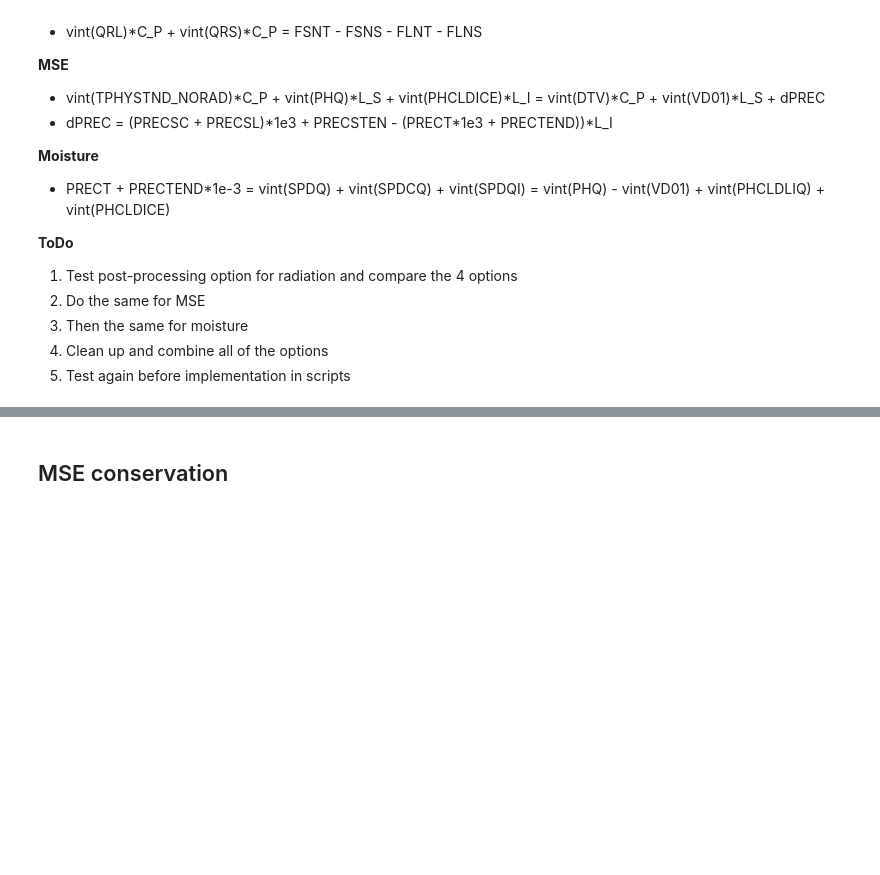
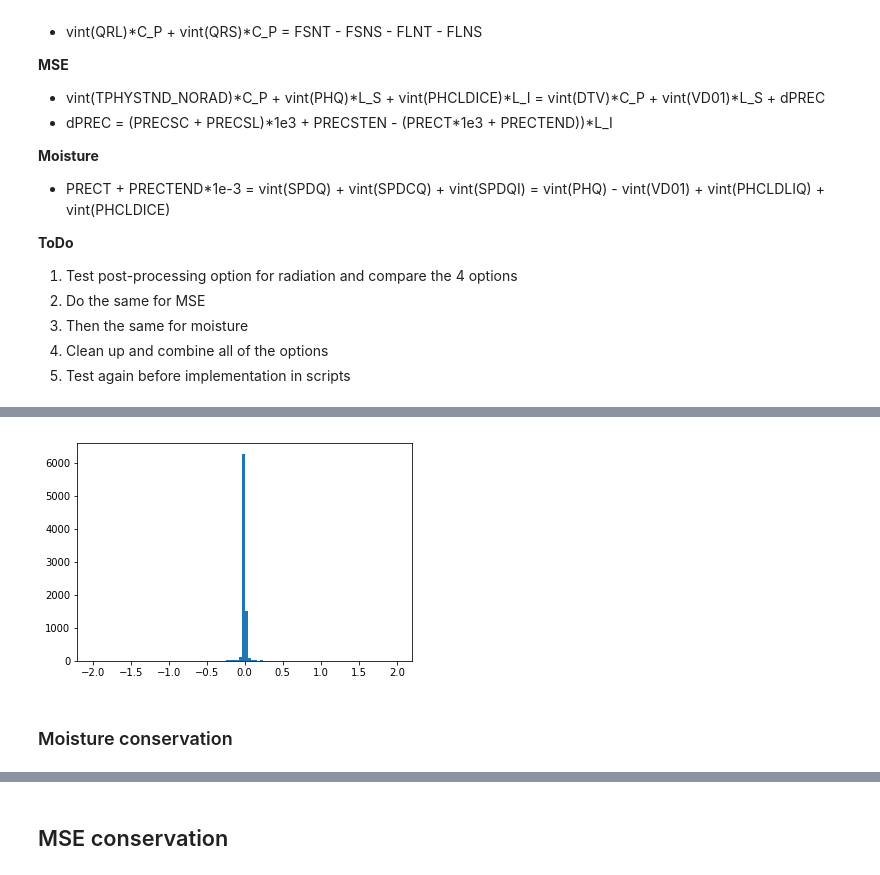
Before and after one commit to raspstephan/CBRAIN-CAM, a Jupyter notebook: notebooks/dev/energy_conservation-nn.ipynb, the cells around one changed output, grey strips where cells are left out. Drawn from its saved outputs; the diff is of its cells as text; code cells hidden in the pictures; blank space fills up the shorter version.

Commit message:
Foundation for full energy and moisture conservation in nb

```diff
--- a/notebooks/dev/energy_conservation-nn.ipynb
+++ b/notebooks/dev/energy_conservation-nn.ipynb
@@ -56,0 +126,6 @@ def split(f, t, nt=40):
+# %%
+plt.hist(rel_diff.flat, bins=100, range=(-2, 2));
+# %% [output]
+[figure, added]
+# %% [markdown]
+### Moisture conservation
```
Also changed, not shown: parts of 27 cells of this notebook.
